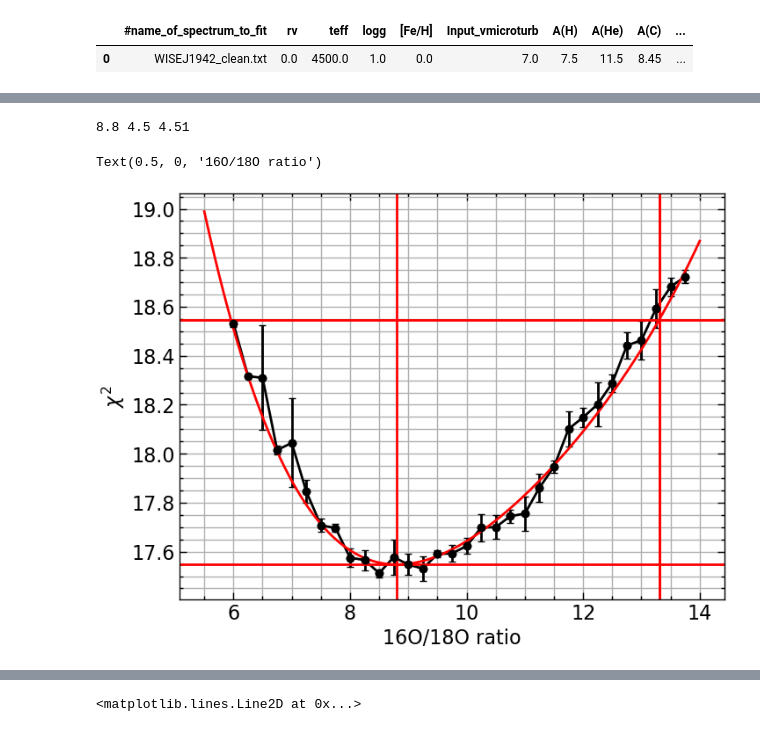
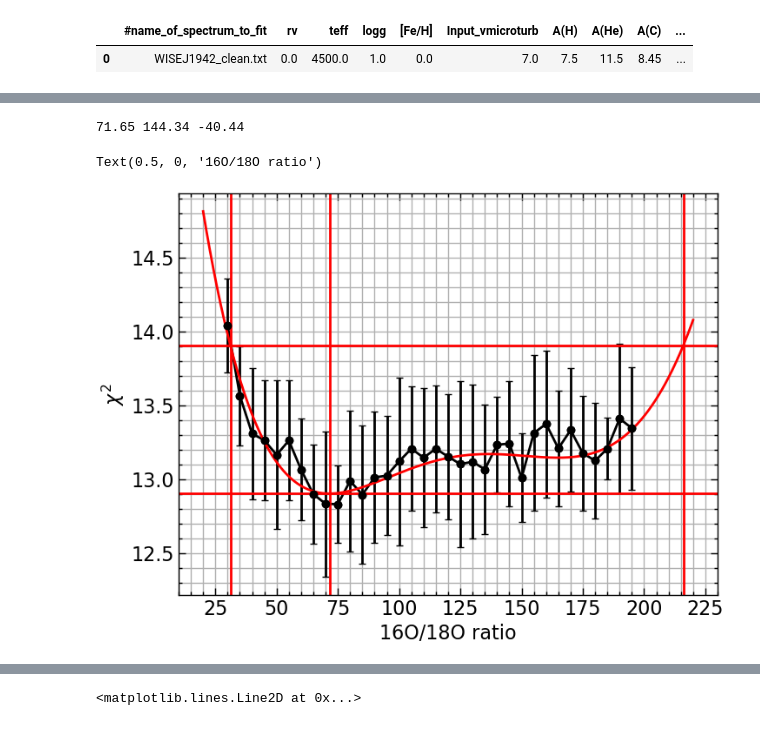
Before and after one commit to advaitmehla/TSFitPy, a Jupyter notebook: plotting_tools/wisej1942.ipynb, the cells around one changed output, grey strips where cells are left out. Cells and saved outputs as stored; diff of their text form; code cells hidden in the pictures.

```diff
--- a/plotting_tools/wisej1942.ipynb
+++ b/plotting_tools/wisej1942.ipynb
@@ -226,7 +256,8 @@ rats = np.unique(df_fine['oisorat'])
 # %%
-rats = np.unique(df_fine['oisorat'])
+# rats = np.unique(df3['oisorat'])
 chis, dchis, oabunds, doabunds = [], [], [], []
 rvs = []
+rats = np.union1d(rats, rats2)
 for rat in rats:
     subdf = df_fine[df_fine['oisorat'] == rat]
     meanchi = np.mean(subdf['red_chi_squared'])
@@ -239,3 +270,38 @@ for rat in rats:
     dchis.append(stdchi)
     oabunds.append(meanoabund)
     doabunds.append(stdoabund)
+# %%
+# import numpy as np
+# import pandas as pd
+from astropy.stats import sigma_clip
+
+
+# df_fine = df1
+# df_fine.sort_values(by='oisorat', inplace=True)
+# rats = np.unique(df_fine['oisorat'])
+
+chis, dchis, oabunds, doabunds = [], [], [], []
+rvs = []
+for rat in rats:
+    subdf = df_fine[df_fine['oisorat'] == rat]
+
+    # Sigma clipping for red_chi_squared
+    clipped_chi = sigma_clip(subdf['red_chi_squared'], sigma=3, maxiters=5)
+    meanchi = np.mean(clipped_chi)
+    stdchi = np.std(clipped_chi)
+
+    meanoabund = np.mean(subdf['O_Fe'])
+    stdoabund = np.std(subdf['O_Fe'])
+    rv = np.mean(subdf['Doppler_Shift_add_to_RV'])
+
+    rvs.append(rv)
+    chis.append(meanchi)
+    dchis.append(stdchi)
+    oabunds.append(meanoabund)
+    doabunds.append(stdoabund)
+
+print("RVs:", rvs)
+print("Mean Chi:", chis)
+print("Std Chi:", dchis)
+print("O Abundances:", oabunds)
+print("Std O Abundances:", doabunds)
@@ -242,37 +314,37 @@ for rat in rats:
 # %%
 plt.plot(rats, chis, 'ko-')
 plt.errorbar(rats, chis, yerr=dchis, fmt='ko', capsize=3)
 # plt.axhline(np.min(chis), ls='--', color='r')
 # plt.axhline(np.min(chis)+1.0, ls='--', color='r')
 # plt.axvline(3.4)
 plt.grid(which='both')
 
 # fit a 3rd degree polynomial weighted by the errors
-p = np.polyfit(rats, chis, 4, w=1/np.array(dchis)**2)
-x = np.linspace(5.5,14,1000)
+p = np.polyfit(rats, chis, 5, w=1/np.array(dchis)**2)
+x = np.linspace(20,220,1000)
 y = np.polyval(p, x)
 plt.plot(x, y, 'r')
 plt.axvline(x[np.where(y == np.min(y))], color='r')
 xfit = x[np.where(y == np.min(y))]
 plt.axhline(np.min(y), color='r')
 # find nearest x value to min + 1 y value
 ybound = np.min(y) + 1.0
 diff = np.abs(y-ybound)
 idx = np.where(diff == np.min(diff))
 # find the index of next minimum
 idx2 = np.where(diff == np.partition(diff, 1)[1])
 xbounds = (x[idx]-xfit).round(2), (x[idx2]-xfit).round(2)
 plt.axvline(x[idx], color='r')
 plt.axvline(x[idx2], color='r')
 plt.axhline(ybound, color='r')
 print(xfit[0].round(2), xbounds[0][0], xbounds[1][0])
 plt.ylabel(r'$\chi^2$')
 plt.xlabel("16O/18O ratio")
 # find x values nearest to ybounds
 # %% [output]
-8.8 4.5 4.51
+71.65 144.34 -40.44
 Text(0.5, 0, '16O/18O ratio')
-[figure, old version]
+[figure, new version]
 # %%
 plt.plot(rats, chis, 'ko-')
 plt.errorbar(rats, chis, yerr=dchis, fmt='ko', capsize=3)
```
Also changed, not shown: parts of 8 cells of this notebook, 5 other files.
